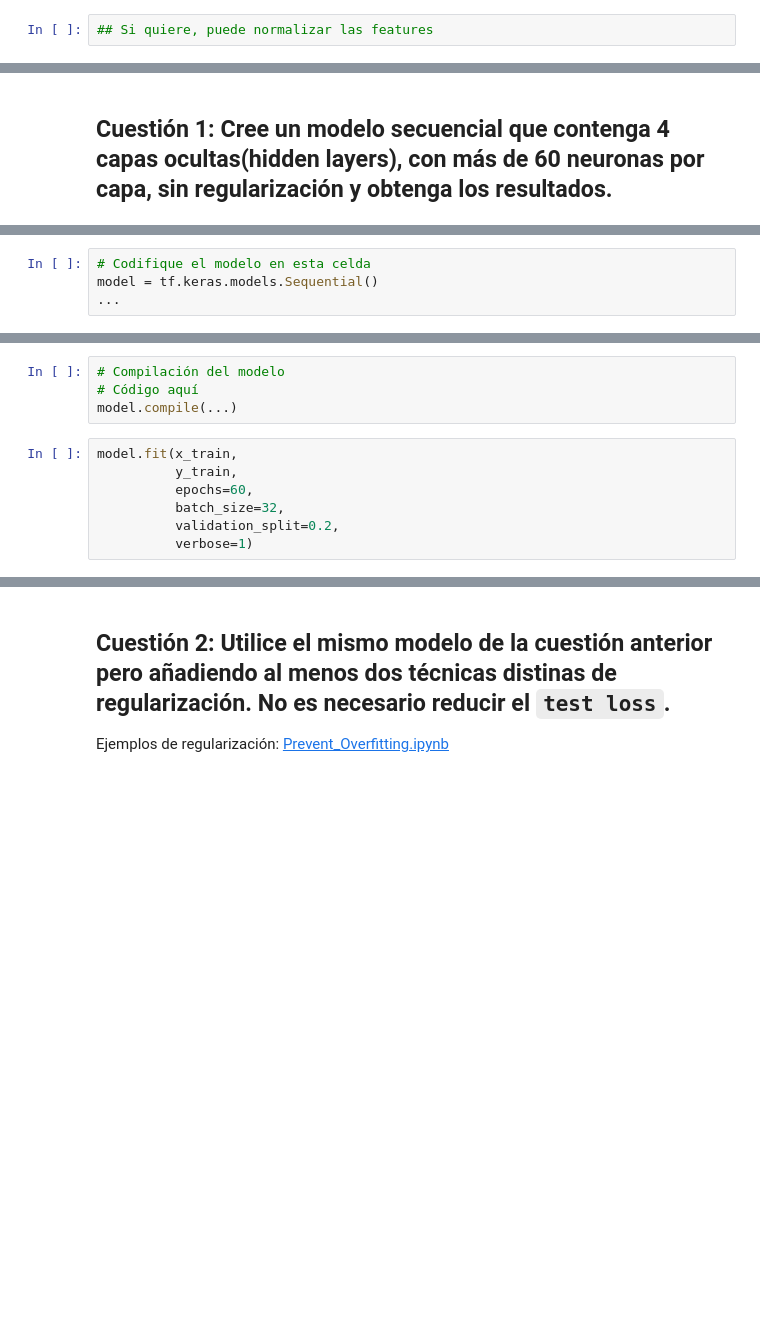
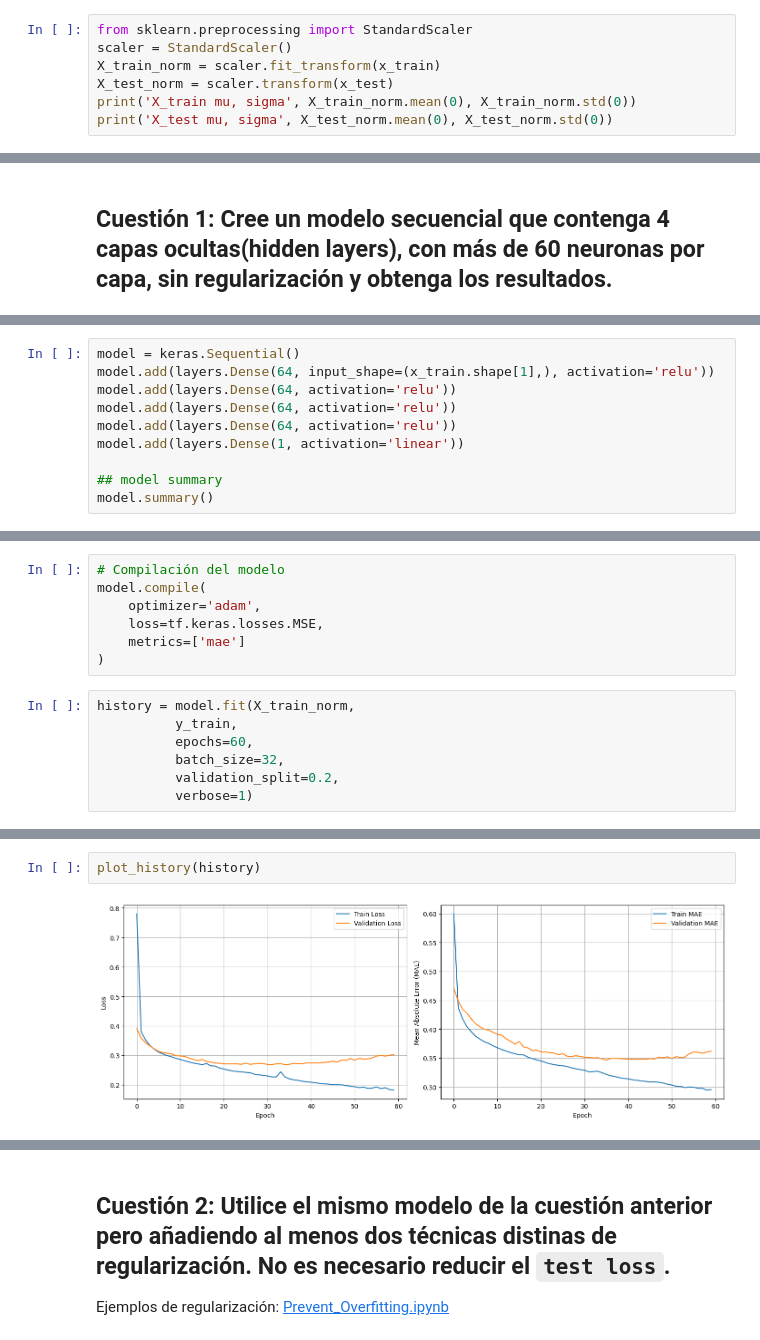
Before and after one commit to franbell-wq/deep_learning, a Jupyter notebook: Examen.ipynb, the cells around one changed output, grey strips where cells are left out. Saved outputs shown, nothing was run; the diff lists cells and outputs as text; blank space fills up the shorter version.

```diff
--- a/Examen.ipynb
+++ b/Examen.ipynb
@@ -95,2 +110,7 @@ print('Some prices: ', y_train[:5])
 # %%
-## Si quiere, puede normalizar las features
+from sklearn.preprocessing import StandardScaler
+scaler = StandardScaler()
+X_train_norm = scaler.fit_transform(x_train)
+X_test_norm = scaler.transform(x_test)
+print('X_train mu, sigma', X_train_norm.mean(0), X_train_norm.std(0))
+print('X_test mu, sigma', X_test_norm.mean(0), X_test_norm.std(0))
@@ -100,4 +156,10 @@ print('Some prices: ', y_train[:5])
 # %%
-# Codifique el modelo en esta celda
-model = tf.keras.models.Sequential()
-...
+model = keras.Sequential()
+model.add(layers.Dense(64, input_shape=(x_train.shape[1],), activation='relu'))
+model.add(layers.Dense(64, activation='relu'))
+model.add(layers.Dense(64, activation='relu'))
+model.add(layers.Dense(64, activation='relu'))
+model.add(layers.Dense(1, activation='linear'))
+
+## model summary
+model.summary()
@@ -104,9 +184,12 @@ model = tf.keras.models.Sequential()
 # %%
 # Compilación del modelo
-# Código aquí
-model.compile(...)
+model.compile(
+    optimizer='adam',
+    loss=tf.keras.losses.MSE,
+    metrics=['mae']
+)
 # %%
-model.fit(x_train,
+history = model.fit(X_train_norm,
           y_train,
           epochs=60,
           batch_size=32,
@@ -115,2 +216,6 @@ model.fit(x_train,
+# %%
+plot_history(history)
+# %% [output]
+[figure, added]
 # %%
 # No modifique el código
```
Also changed, not shown: parts of 8 cells of this notebook.
